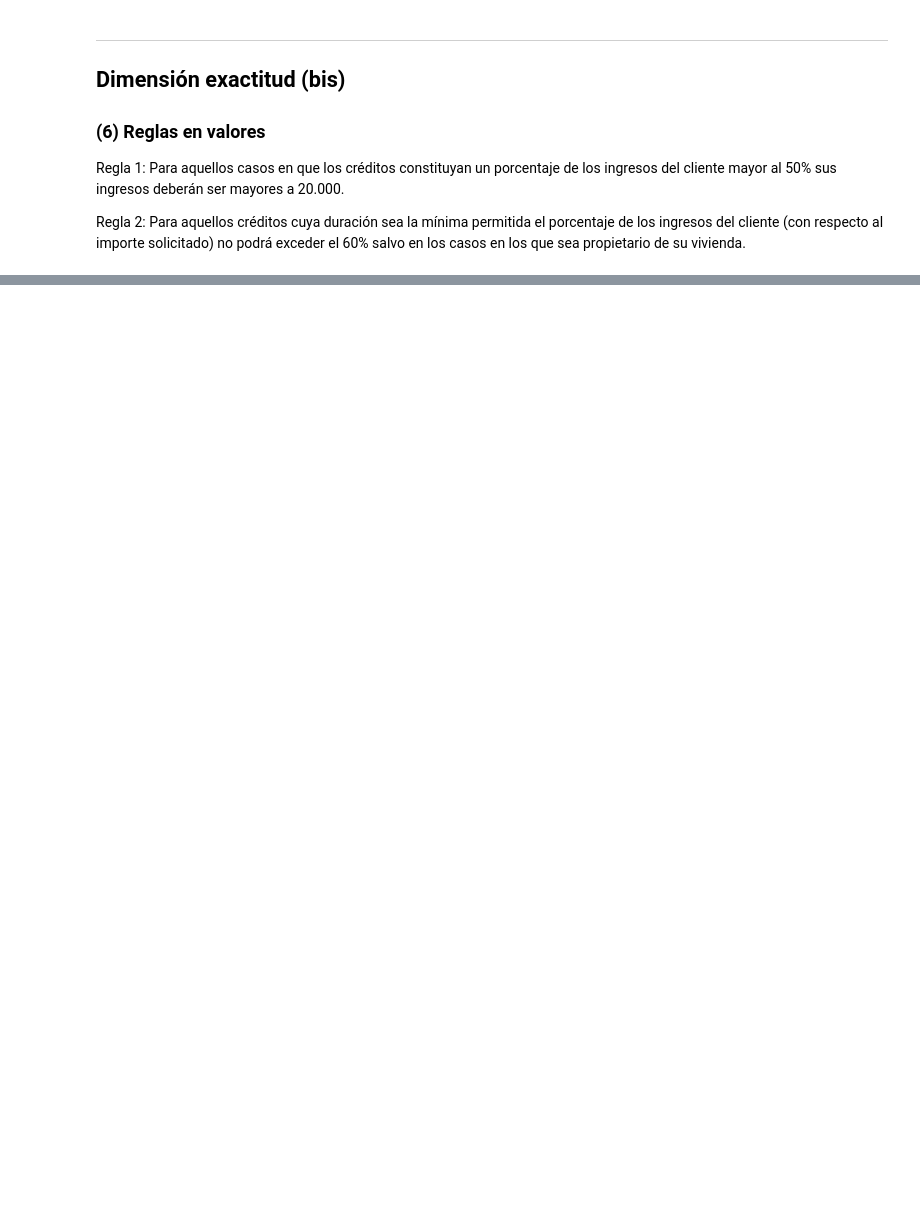
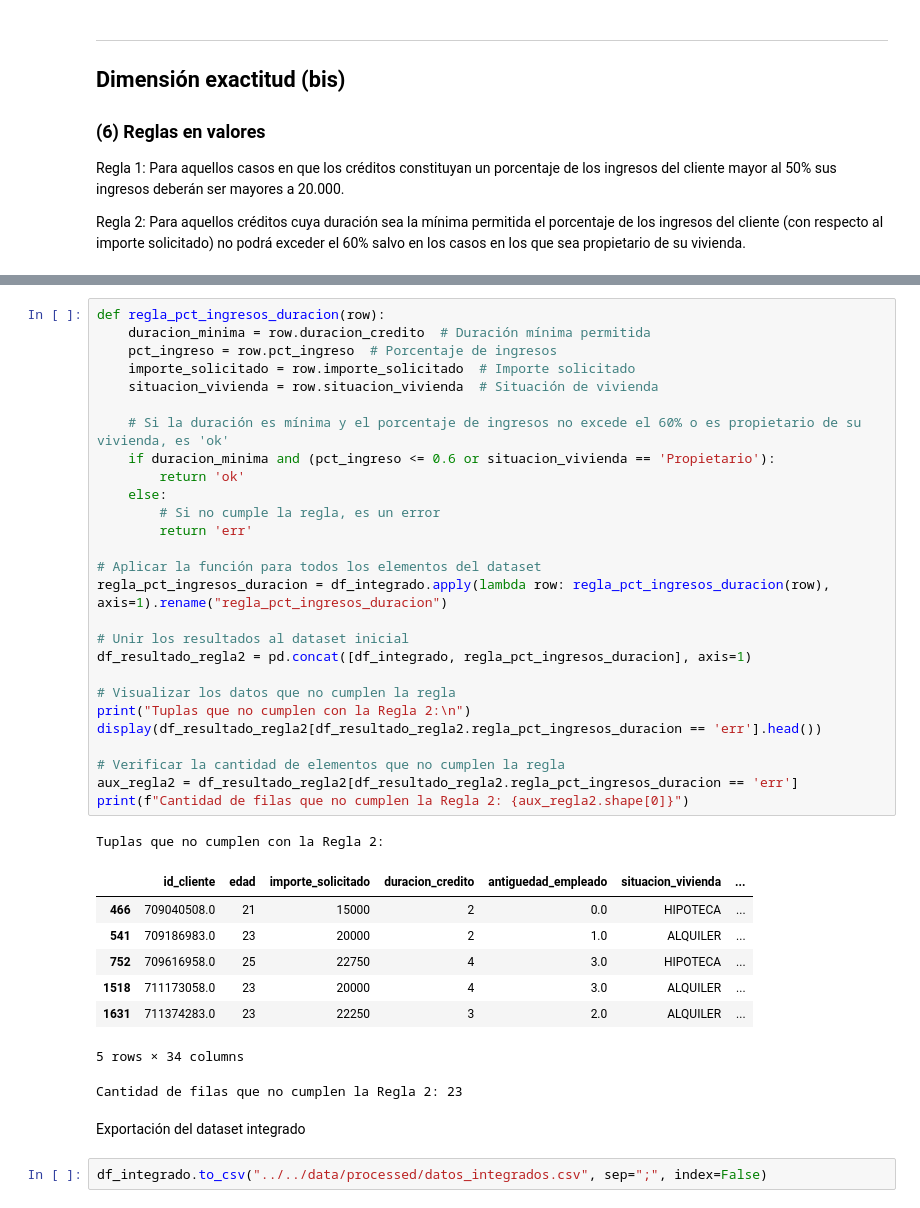
Before and after one commit to SergioGerman412/13MBID-OCT2324, a Jupyter notebook: notebooks/comprension_datos/CD03-Verificacion-calidad.ipynb, the cells around one changed output, grey strips where cells are left out. Cells and saved outputs as stored; diff of their text form; blank space fills up the shorter version.

```diff
--- a/notebooks/comprension_datos/CD03-Verificacion-calidad.ipynb
+++ b/notebooks/comprension_datos/CD03-Verificacion-calidad.ipynb
@@ -507,0 +1136,41 @@ print(f"Cantidad de filas que no cumplen la regla: {aux.shape[0]}")
+# %%
+def regla_pct_ingresos_duracion(row):
+    duracion_minima = row.duracion_credito  # Duración mínima permitida
+    pct_ingreso = row.pct_ingreso  # Porcentaje de ingresos
+    importe_solicitado = row.importe_solicitado  # Importe solicitado
+    situacion_vivienda = row.situacion_vivienda  # Situación de vivienda
+
+    # Si la duración es mínima y el porcentaje de ingresos no excede el 60% o es propietario de su vivienda, es 'ok'
+    if duracion_minima and (pct_ingreso <= 0.6 or situacion_vivienda == 'Propietario'):
+        return 'ok'
+    else:
+        # Si no cumple la regla, es un error
+        return 'err'
+
+# Aplicar la función para todos los elementos del dataset
+regla_pct_ingresos_duracion = df_integrado.apply(lambda row: regla_pct_ingresos_duracion(row), axis=1).rename("regla_pct_ingresos_duracion")
+
+# Unir los resultados al dataset inicial
+df_resultado_regla2 = pd.concat([df_integrado, regla_pct_ingresos_duracion], axis=1)
+
+# Visualizar los datos que no cumplen la regla
+print("Tuplas que no cumplen con la Regla 2:\n")
+display(df_resultado_regla2[df_resultado_regla2.regla_pct_ingresos_duracion == 'err'].head())
+
+# Verificar la cantidad de elementos que no cumplen la regla
+aux_regla2 = df_resultado_regla2[df_resultado_regla2.regla_pct_ingresos_duracion == 'err']
+print(f"Cantidad de filas que no cumplen la Regla 2: {aux_regla2.shape[0]}")
+# %% [output]
+Tuplas que no cumplen con la Regla 2:
+|  | id_cliente | edad | importe_solicitado | duracion_credito | antiguedad_empleado | situacion_vivienda | ... |
+| 466 | 709040508.0 | 21 | 15000 | 2 | 0.0 | HIPOTECA | ... |
+| 541 | 709186983.0 | 23 | 20000 | 2 | 1.0 | ALQUILER | ... |
+| 752 | 709616958.0 | 25 | 22750 | 4 | 3.0 | HIPOTECA | ... |
+| 1518 | 711173058.0 | 23 | 20000 | 4 | 3.0 | ALQUILER | ... |
+| 1631 | 711374283.0 | 23 | 22250 | 3 | 2.0 | ALQUILER | ... |
+5 rows × 34 columns
+Cantidad de filas que no cumplen la Regla 2: 23
+# %% [markdown]
+Exportación del dataset integrado
+# %%
+df_integrado.to_csv("../../data/processed/datos_integrados.csv", sep=";", index=False)
```
Also changed, not shown: parts of 50 cells of this notebook, 1 other file.
